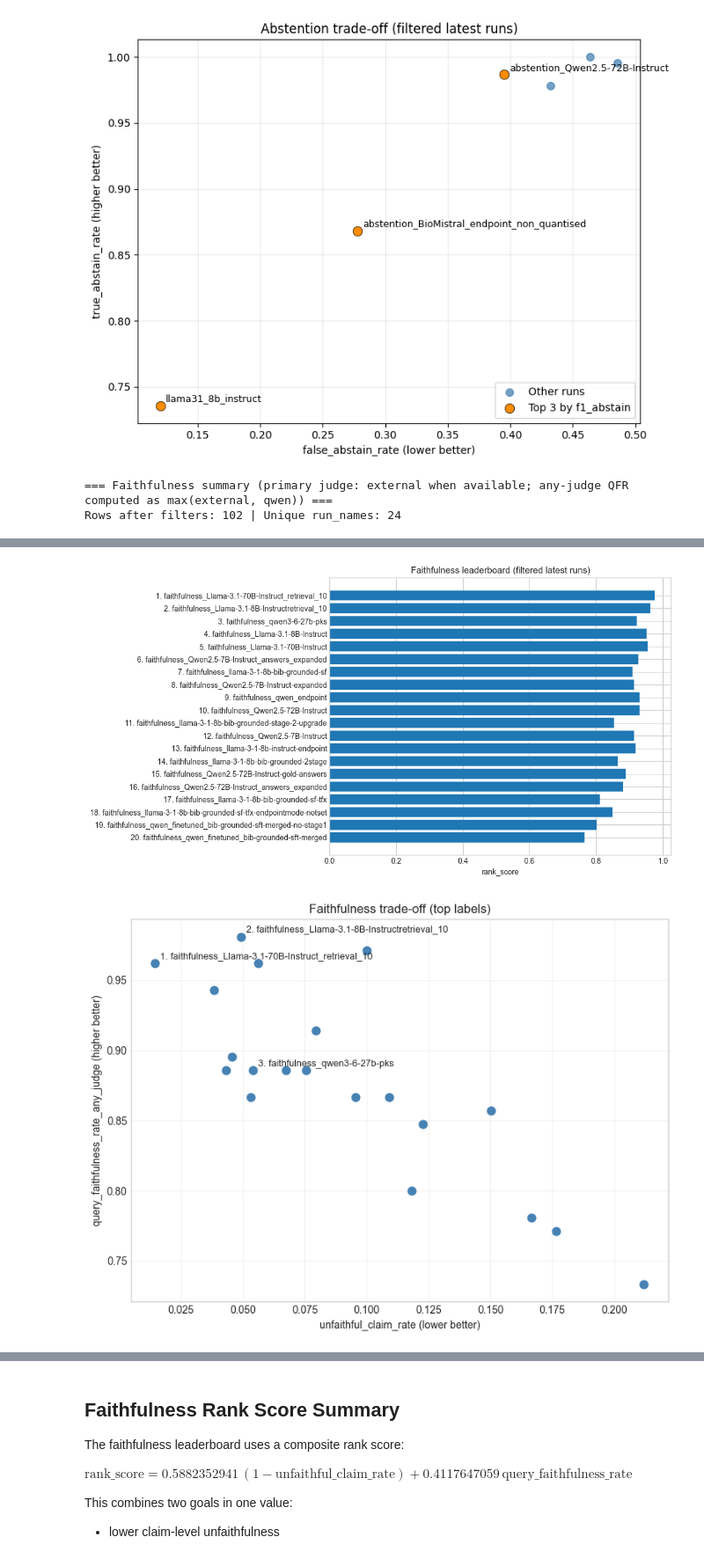
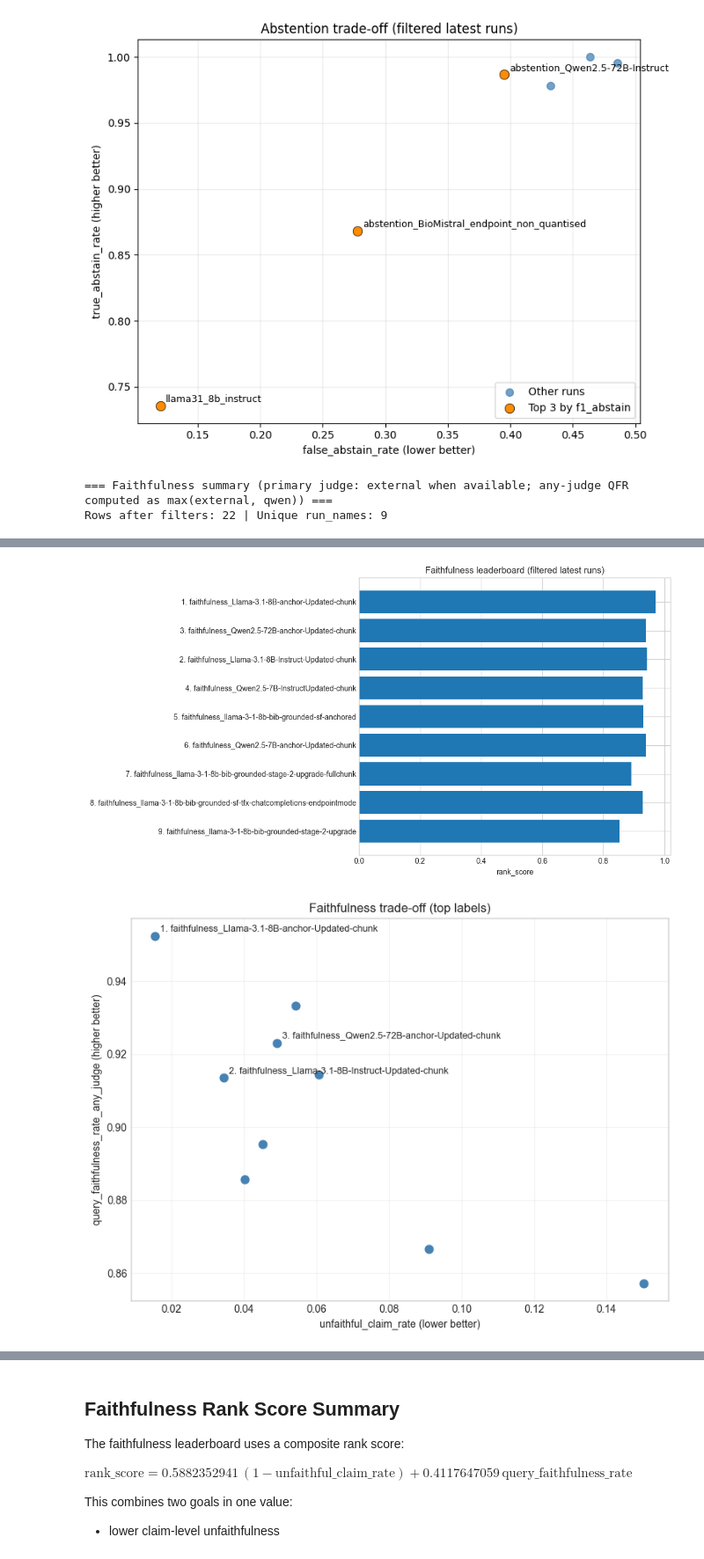
Before and after one commit to dizza01/BornInBradford-datadict, a Jupyter notebook: llm_poc/eval/results/metrics_comparison_plots.ipynb, the cells around one changed output, grey strips where cells are left out. Shown: that part at 88% size. Drawn from its saved outputs; the diff is of its cells as text; code cells hidden in the pictures.

```diff
--- a/llm_poc/eval/results/metrics_comparison_plots.ipynb
+++ b/llm_poc/eval/results/metrics_comparison_plots.ipynb
@@ -554,7 +554,7 @@ import matplotlib.pyplot as plt
 from IPython.display import display
 
 TOP_N = 20
-MIN_TIMESTAMP = pd.Timestamp("2026-05-7")
+MIN_TIMESTAMP = pd.Timestamp("2026-05-27")
 
 results_dir = Path.cwd()
 faith_csv = results_dir / "llm_faithfulness_metrics" / "comparison.csv"
@@ -718,6 +718,6 @@ plt.tight_layout()
 plt.show()
 # %% [output]
 === Faithfulness summary (primary judge: external when available; any-judge QFR computed as max(external, qwen)) ===
-Rows after filters: 102 | Unique run_names: 24
+Rows after filters: 22 | Unique run_names: 9
 |  | run_name | timestamp | answer_model | n_queries | avg_answer_tokens | query_faithfulness_rate | ... |
 | rank |  |  |  |  |  |  | ... |
@@ -740,2 +733,2 @@ Rows after filters: 102 | Unique run_names: 24
-[figure, old version]
+[figure, new version]
-[figure, old version]
+[figure, new version]
```
Also changed, not shown: parts of 9 cells of this notebook, 19 other files.
